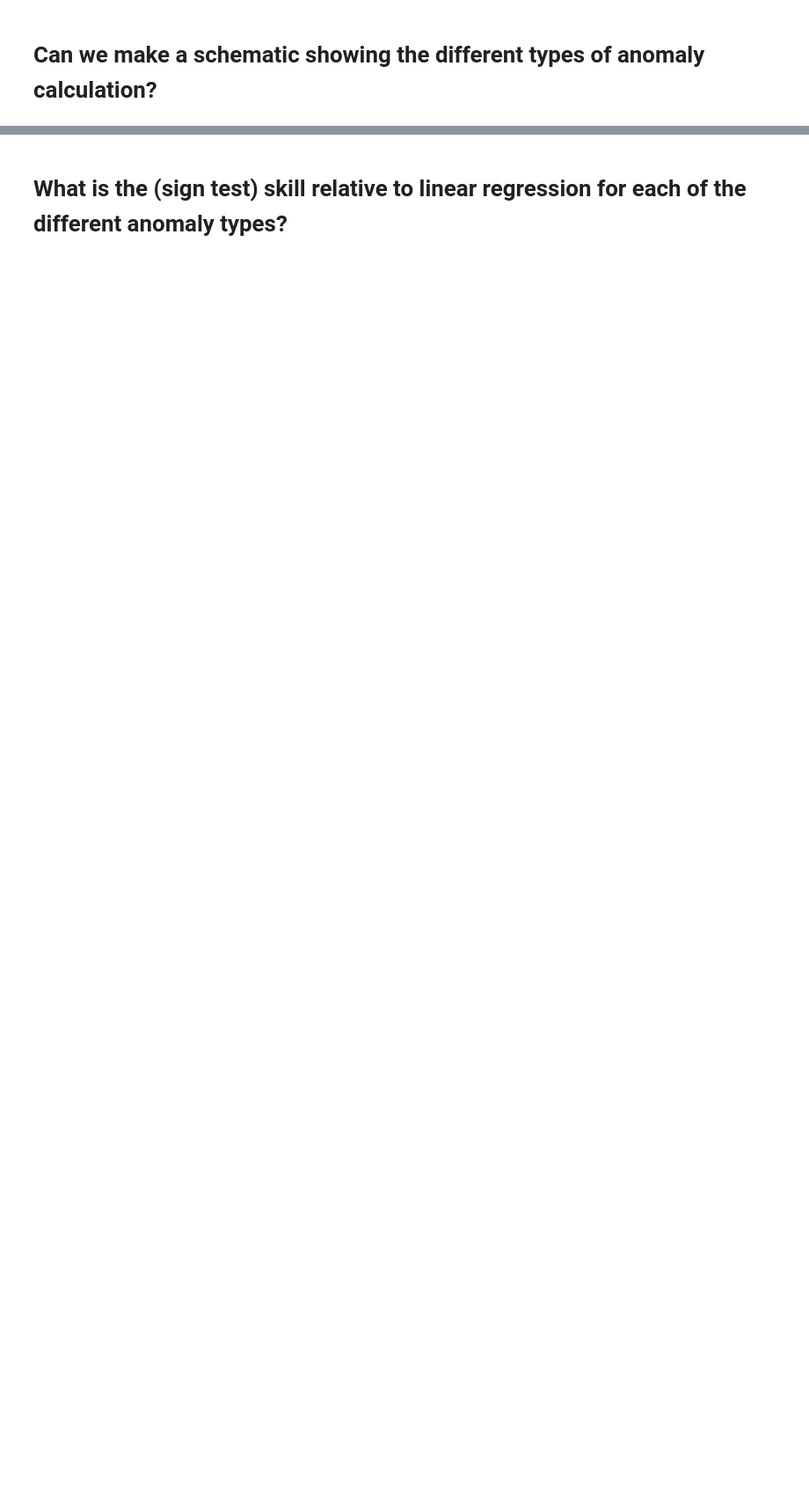
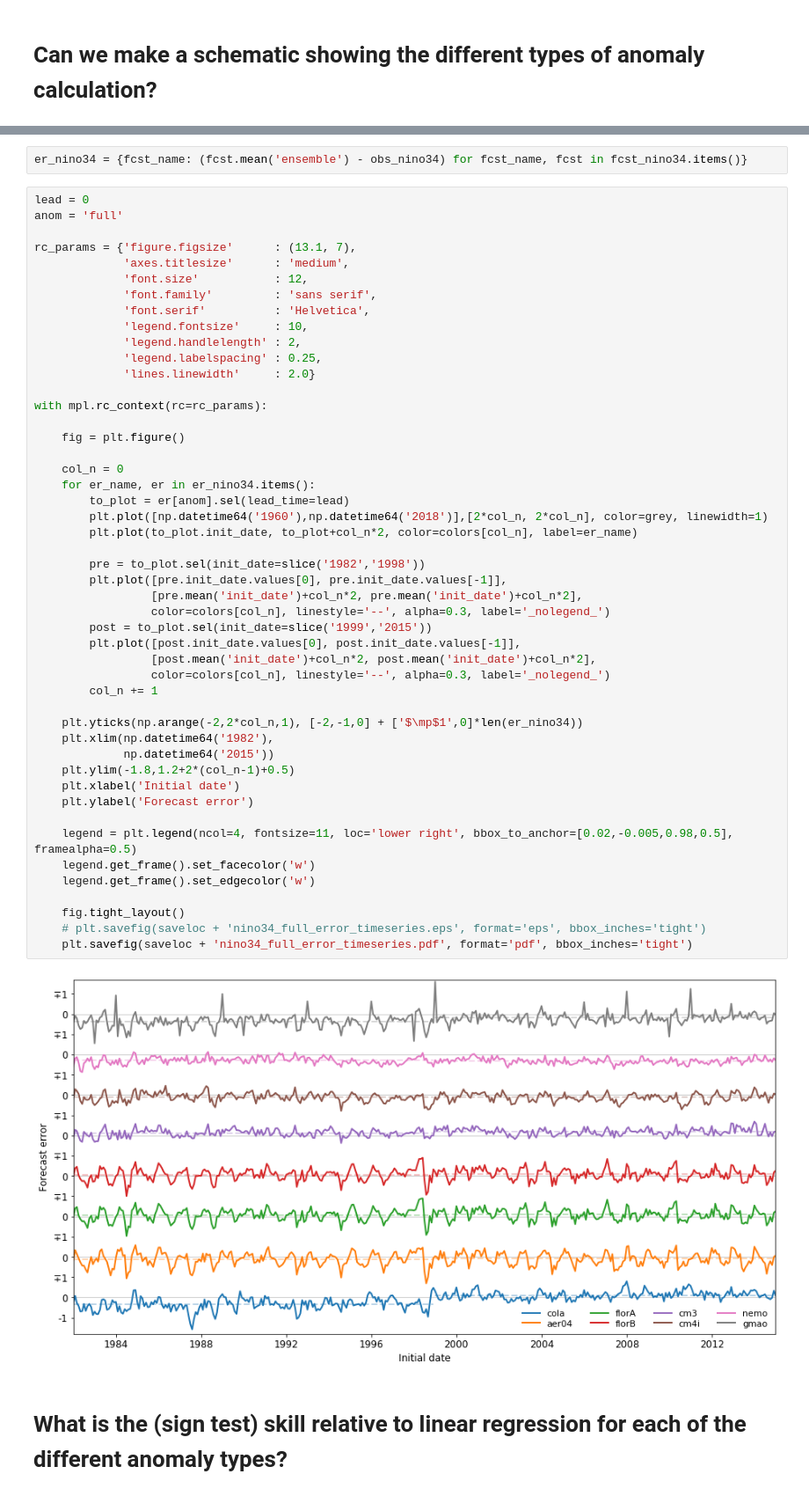
Before and after one commit to dougiesquire/paper_Risbey-Squire_ENSO, a Jupyter notebook: Risbey_Nature.ipynb, the cells around one changed output, grey strips where cells are left out. Shown at 88% size. Saved outputs shown, nothing was run; the diff lists cells and outputs as text; blank space fills up the shorter version.

```diff
--- a/Risbey_Nature.ipynb
+++ b/Risbey_Nature.ipynb
@@ -2379,3 +1520,55 @@ The PostScript backend does not support transparency; partially transparent arti
+# %%
+er_nino34 = {fcst_name: (fcst.mean('ensemble') - obs_nino34) for fcst_name, fcst in fcst_nino34.items()}
+# %%
+lead = 0
+anom = 'full'
+
+rc_params = {'figure.figsize'      : (13.1, 7),
+             'axes.titlesize'      : 'medium',
+             'font.size'           : 12,
+             'font.family'         : 'sans serif',
+             'font.serif'          : 'Helvetica',
+             'legend.fontsize'     : 10,
+             'legend.handlelength' : 2,
+             'legend.labelspacing' : 0.25,
+             'lines.linewidth'     : 2.0}
+
+with mpl.rc_context(rc=rc_params):
+
+    fig = plt.figure()
+
+    col_n = 0
+    for er_name, er in er_nino34.items():
+        to_plot = er[anom].sel(lead_time=lead)
+        plt.plot([np.datetime64('1960'),np.datetime64('2018')],[2*col_n, 2*col_n], color=grey, linewidth=1)
+        plt.plot(to_plot.init_date, to_plot+col_n*2, color=colors[col_n], label=er_name)
+
+        pre = to_plot.sel(init_date=slice('1982','1998'))
+        plt.plot([pre.init_date.values[0], pre.init_date.values[-1]],
+                 [pre.mean('init_date')+col_n*2, pre.mean('init_date')+col_n*2],
+                 color=colors[col_n], linestyle='--', alpha=0.3, label='_nolegend_')
+        post = to_plot.sel(init_date=slice('1999','2015'))
+        plt.plot([post.init_date.values[0], post.init_date.values[-1]],
+                 [post.mean('init_date')+col_n*2, post.mean('init_date')+col_n*2],
+                 color=colors[col_n], linestyle='--', alpha=0.3, label='_nolegend_')
+        col_n += 1
+
+    plt.yticks(np.arange(-2,2*col_n,1), [-2,-1,0] + ['$\mp$1',0]*len(er_nino34))
+    plt.xlim(np.datetime64('1982'),
+             np.datetime64('2015'))
+    plt.ylim(-1.8,1.2+2*(col_n-1)+0.5)
+    plt.xlabel('Initial date')
+    plt.ylabel('Forecast error')
+
+    legend = plt.legend(ncol=4, fontsize=11, loc='lower right', bbox_to_anchor=[0.02,-0.005,0.98,0.5], framealpha=0.5)
+    legend.get_frame().set_facecolor('w')
+    legend.get_frame().set_edgecolor('w')
+
+    fig.tight_layout()
+    # plt.savefig(saveloc + 'nino34_full_error_timeseries.eps', format='eps', bbox_inches='tight')
+    plt.savefig(saveloc + 'nino34_full_error_timeseries.pdf', format='pdf', bbox_inches='tight')
+# %% [output]
+[figure, added]
 # %% [markdown]
 # What is the (sign test) skill relative to linear regression for each of the different anomaly types?
 # %%
```
Also changed, not shown: parts of 361 cells of this notebook, 3 other files.
